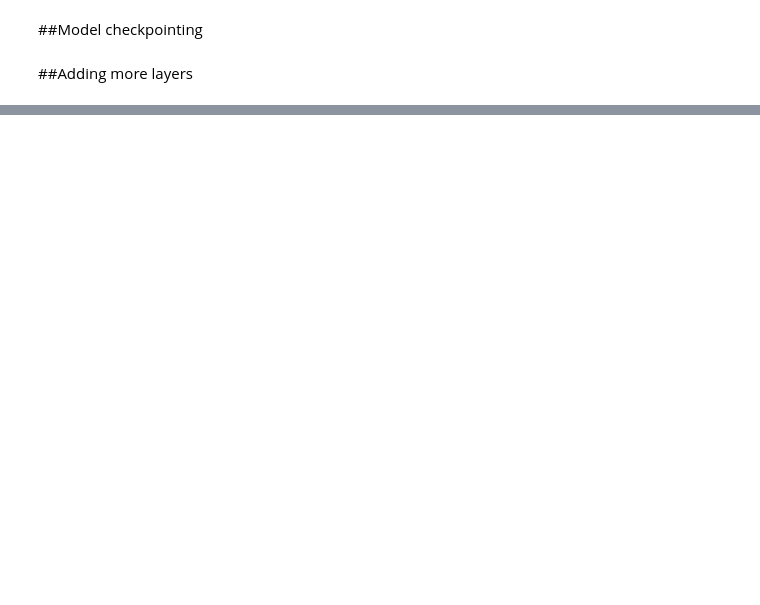
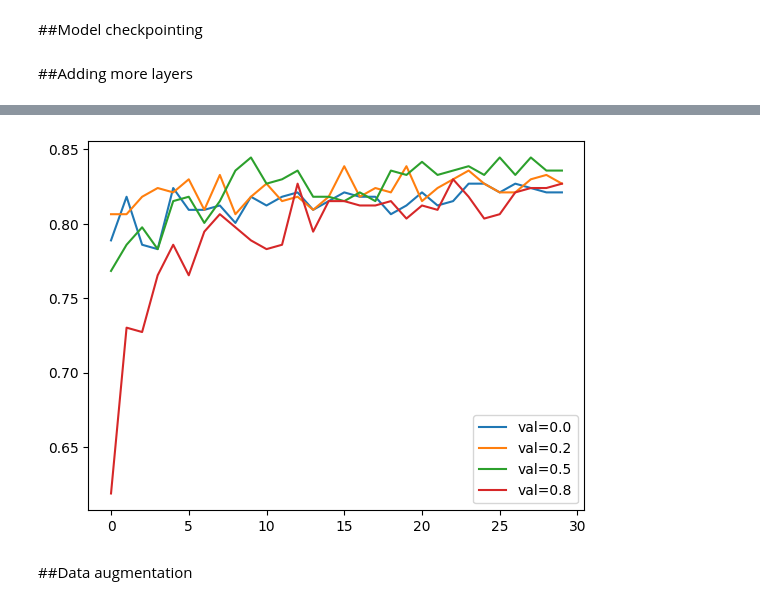
Before and after one commit to rahiakela/machine-learning-research-and-practice, a Jupyter notebook: machine-learning-bookcamp/7-neural-network/01_fashion_classification.ipynb, the cells around one changed output, grey strips where cells are left out. Drawn from its saved outputs; the diff is of its cells as text; code cells hidden in the pictures; blank space fills up the shorter version.

```diff
--- a/machine-learning-bookcamp/7-neural-network/01_fashion_classification.ipynb
+++ b/machine-learning-bookcamp/7-neural-network/01_fashion_classification.ipynb
@@ -379,0 +430,8 @@ inner_size = 100
+# %%
+for droprate, hist in scores.items():
+  plt.plot(hist["val_accuracy"], label=("val=%s" % droprate))
+
+plt.legend()
+plt.show()
+# %% [output]
+[figure, added]
@@ -379,0 +441,2 @@ inner_size = 100
+# %% [markdown]
+##Data augmentation
```
Also changed, not shown: parts of 18 cells of this notebook.
